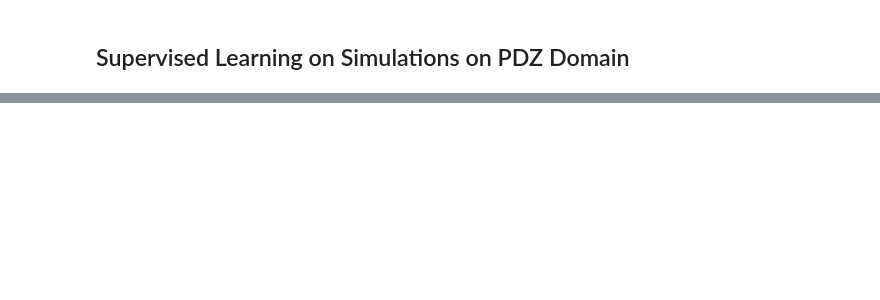
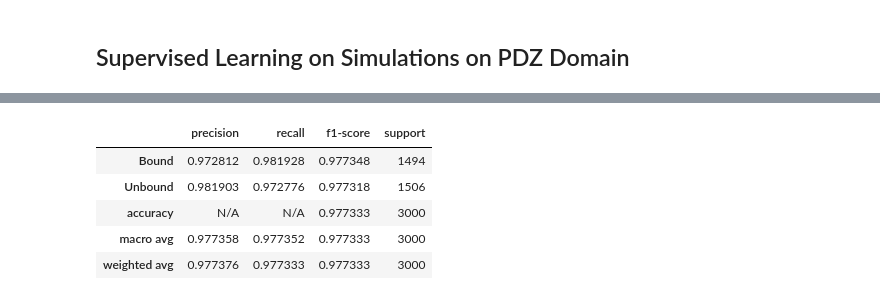
Before and after one commit to kamerlinlab/KIF, a Jupyter notebook: tutorials/PDZ_ML_Classification.ipynb, the cells around one changed output, grey strips where cells are left out. Saved outputs shown, nothing was run; the diff lists cells and outputs as text; code cells hidden in the pictures; blank space fills up the shorter version.

```diff
--- a/tutorials/PDZ_ML_Classification.ipynb
+++ b/tutorials/PDZ_ML_Classification.ipynb
@@ -160,0 +434,9 @@ len(distance_array)
+# %%
+reports["Random_Forest"]
+# %% [output]
+|  | precision | recall | f1-score | support |
+| Bound | 0.972812 | 0.981928 | 0.977348 | 1494 |
+| Unbound | 0.981903 | 0.972776 | 0.977318 | 1506 |
+| accuracy | N/A | N/A | 0.977333 | 3000 |
+| macro avg | 0.977358 | 0.977352 | 0.977333 | 3000 |
+| weighted avg | 0.977376 | 0.977333 | 0.977333 | 3000 |
```
Also changed, not shown: parts of 34 cells of this notebook, 2 other files.
